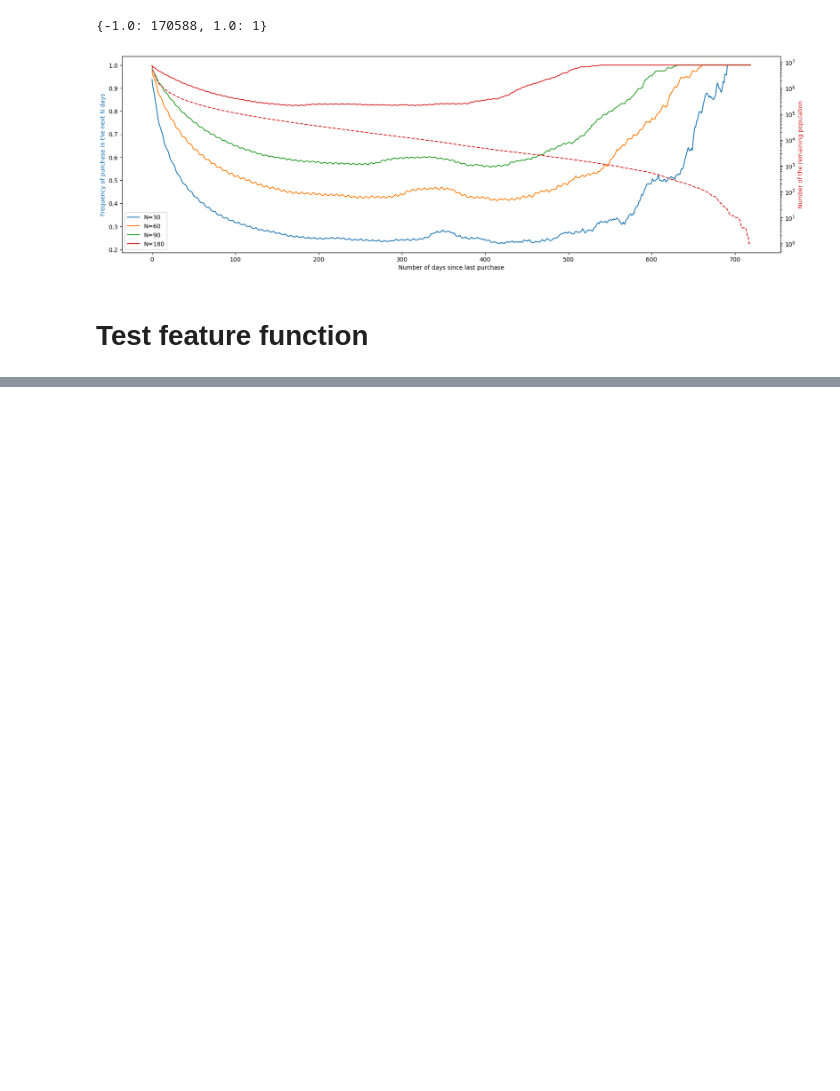
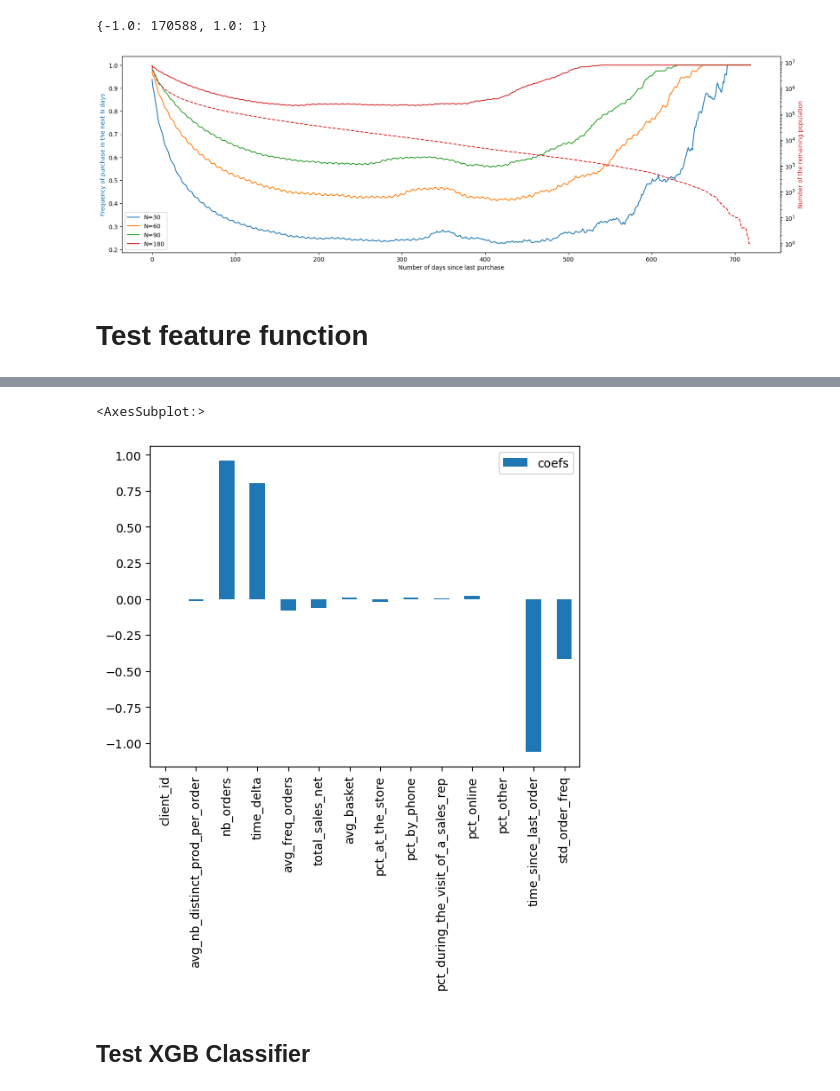
Before and after one commit to MaximeGasc/BCG_reshaping, a Jupyter notebook: churn.ipynb, the cells around one changed output, grey strips where cells are left out. Saved outputs shown, nothing was run; the diff lists cells and outputs as text; code cells hidden in the pictures; blank space fills up the shorter version.

```diff
--- a/churn.ipynb
+++ b/churn.ipynb
@@ -321,0 +468,7 @@ df
+# %%
+pd.DataFrame({'coefs' :model.coef_[0]}, features).plot.bar()
+# %% [output]
+<AxesSubplot:>
+[figure, added]
+# %% [markdown]
+## Test XGB Classifier
```
Also changed, not shown: parts of 21 cells of this notebook.
